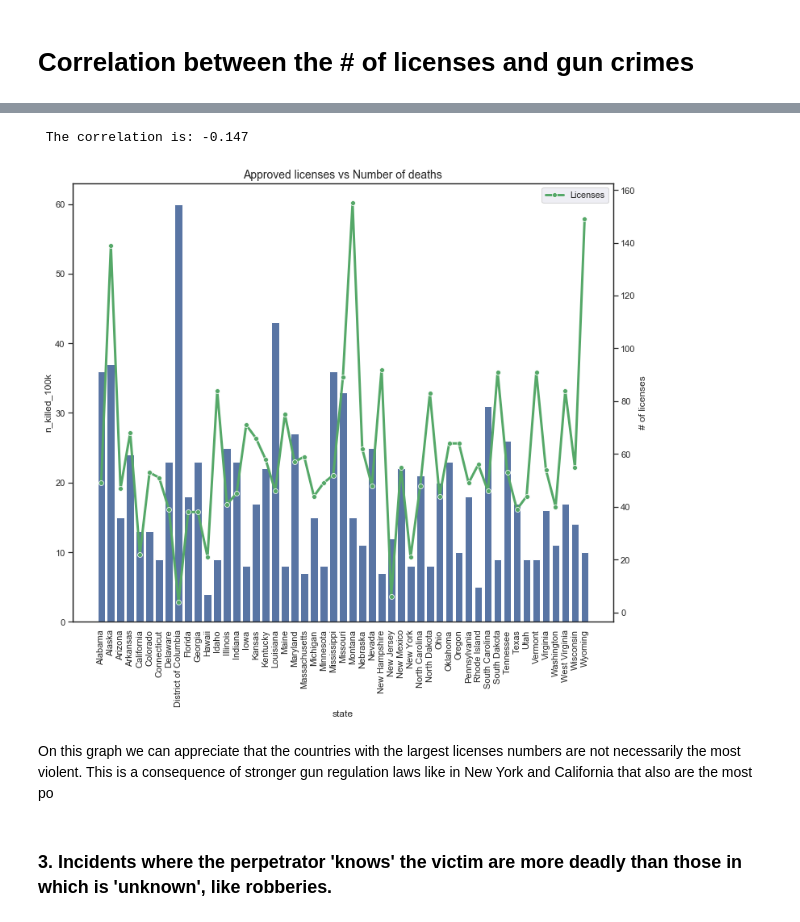
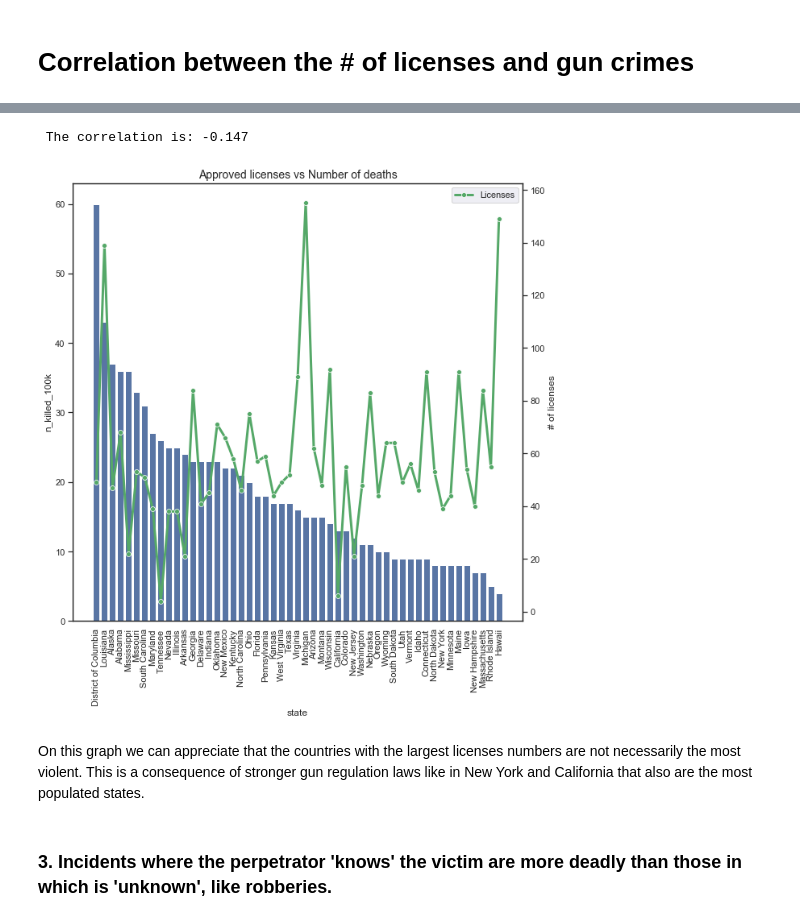
Before and after one commit to palolo02/Project1, a Jupyter notebook: Crime in US.ipynb, the cells around one changed output, grey strips where cells are left out. Drawn from its saved outputs; the diff is of its cells as text; code cells hidden in the pictures.

Commit message:
sorting graph

```diff
--- a/Crime in US.ipynb
+++ b/Crime in US.ipynb
@@ -507,4 +507,4 @@ df3.set_index('State')
 license=df3.rename(columns={"State": "state"})
 left_merge=pd.merge(killed_number,license, on='state',how='left')
 left_merge["n_killed_100k"]=round(left_merge.n_killed/left_merge.Population_100k)
-left_merge
+left_merge=left_merge.sort_values("n_killed_100k",axis=0,ascending=False)
@@ -529,39 +511,39 @@ left_merge
 # %%
 sns.set(style="white", rc={"lines.linewidth": 3})
-fig, ax1 = plt.subplots(figsize=(12,10))
+fig, ax1 = plt.subplots(figsize=(10,10))
 ax2 = ax1.twinx()
 sns.barplot(x=left_merge.state,
             y=left_merge.n_killed_100k,
             color='b',
             label= "# killed",
             ax=ax1)
 
 sns.lineplot(x=left_merge.state,
              y=left_merge.License_100k,
              color='g',
              marker="o",
              label="Licenses",
              ax=ax2)
 
 ax1.set_xticklabels(ax1.get_xticklabels(),rotation=90)
 ax2.set_xticklabels(ax1.get_xticklabels(),rotation=90)
 sns.set()
 
 x_values = left_merge["n_killed_100k"]
 y_values = left_merge["License_100k"]
 
 plt.title("Approved licenses vs Number of deaths", fontsize=14)
 plt.ylabel("# of licenses")
 plt.legend()
 
 
 corr, _ = stats.pearsonr(x_values, y_values)
 print(" The correlation is: {:.3f}".format(corr))
 # %% [output]
  The correlation is: -0.147
-[figure, old version]
+[figure, new version]
 # %% [markdown]
-On this graph we can appreciate that the countries with the largest licenses numbers are not necessarily the most violent. This is a consequence of stronger gun regulation laws like in New York and California that also are the most po
+On this graph we can appreciate that the countries with the largest licenses numbers are not necessarily the most violent. This is a consequence of stronger gun regulation laws like in New York and California that also are the most populated states.
 # %% [markdown]
 ### 3. Incidents where the perpetrator 'knows' the victim are more deadly than those in which is 'unknown', like robberies.
 # %%
```
Also changed, not shown: parts of 1 cell of this notebook.
